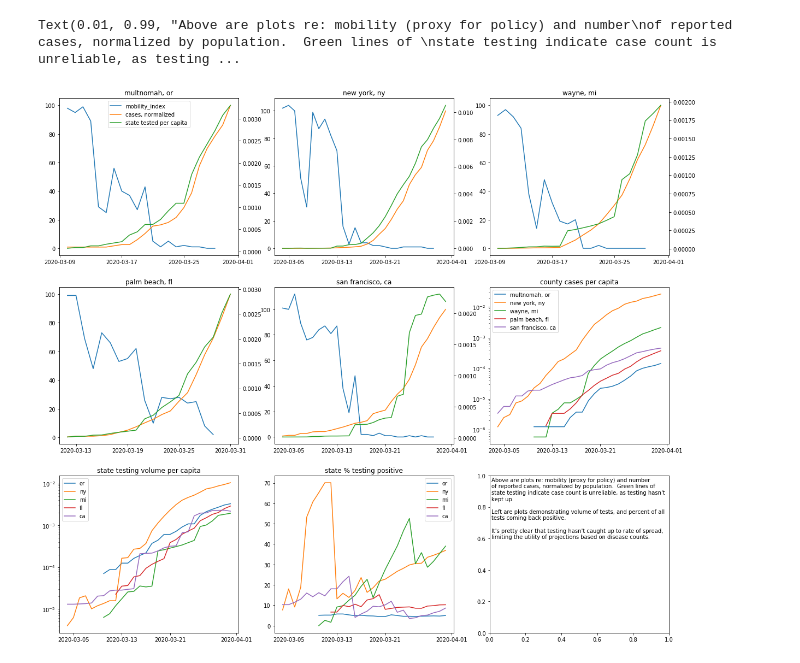
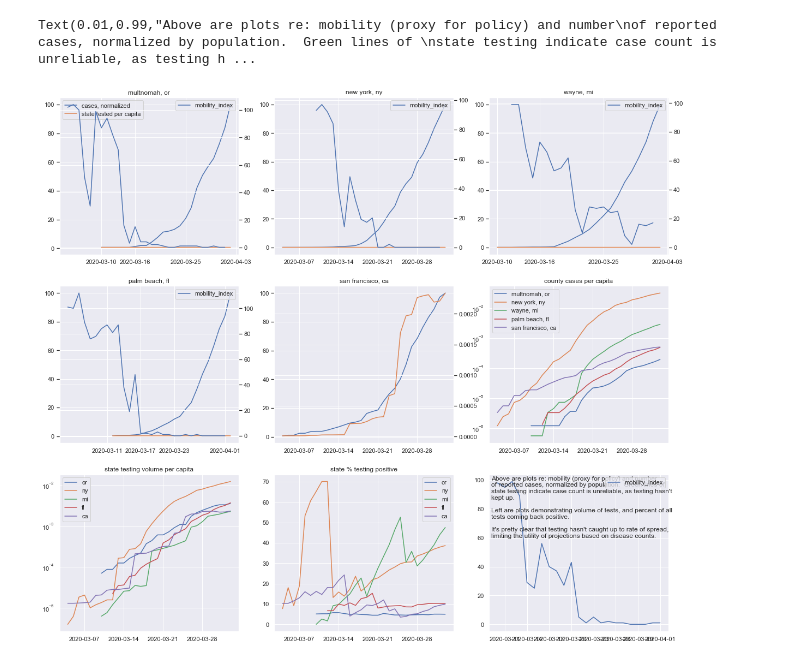
Before and after one commit to GaloisInc/covid-19, a Jupyter notebook: sandbox/COVID-19_WW/Progression vs Mobility.ipynb, the cells around one changed output. Drawn from its saved outputs; the diff is of its cells as text; code cells hidden in the pictures.

```diff
--- a/sandbox/COVID-19_WW/Progression vs Mobility.ipynb
+++ b/sandbox/COVID-19_WW/Progression vs Mobility.ipynb
@@ -135,4 +142,6 @@ df.loc[data_util.resolve_county('palm beach', 'fl')][['m50_index', 'cases']].res
 # %%
+sns.set()
+
 sites = [['multnomah', 'or'], ['new york', 'ny'], ['wayne', 'mi'], ['palm beach', 'fl'],
          # Volusia, FL contains Daytona beach
          #['volusia', 'fl'],
@@ -154,7 +163,7 @@ for s, ax in zip(sites, axs):
     ax.set_title(', '.join(s))
     d = df.loc[data_util.resolve_county(*s)].reset_index()
 
-    ax.plot(d['date'].values, d['m50_index'].values, label='mobility_index')
+    sns.lineplot(d['date'].values, d['m50_index'].values, label='mobility_index')
     ax.plot(d['date'].values, (100 * d['cases'] / d['cases'].max()).values, label='cases, normalized')
 
     # Testing is per-state, so normalize against state-wide population
@@ -192,32 +201,32 @@ reduce_ticks(ax, 'x', nticks)
 ax.legend()
 
 # Testing rates
 ax = axs[len(sites)+2]
 ax.set_title('state % testing positive')
 for s in sites_no_dup_states:
     d = df.loc[data_util.resolve_county(*s)].reset_index()
     testing_total = d['testing_total']
     testing_pct = 100 * d['testing_positive'] / d['testing_total']
     ax.plot(d['date'].values, testing_pct.values, label=s[1])
 reduce_ticks(ax, 'x', nticks)
 ax.legend()
 
 # Notes
 ax = axs[len(sites)+3]
 ax.text(0.01, 0.99,
         "Above are plots re: mobility (proxy for policy) and number\n\
 of reported cases, normalized by population.  Green lines of \n\
 state testing indicate case count is unreliable, as testing hasn't\n\
 kept up.\n\
 \n\
 Left are plots demonstrating volume of tests, and percent of all \n\
 tests coming back positive.\n\
 \n\
 It's pretty clear that testing hasn't caught up to rate of spread, \n\
 limiting the utility of projections based on disease counts. \n\
 ",
         transform=ax.transAxes,
         horizontalalignment='left', verticalalignment='top')
 # %% [output]
-Text(0.01, 0.99, "Above are plots re: mobility (proxy for policy) and number\nof reported cases, normalized by population.  Green lines of \nstate testing indicate case count is unreliable, as testing ...
+Text(0.01,0.99,"Above are plots re: mobility (proxy for policy) and number\nof reported cases, normalized by population.  Green lines of \nstate testing indicate case count is unreliable, as testing h ...
-[figure, old version]
+[figure, new version]
```
Also changed, not shown: parts of 5 cells of this notebook, 2 other files.
